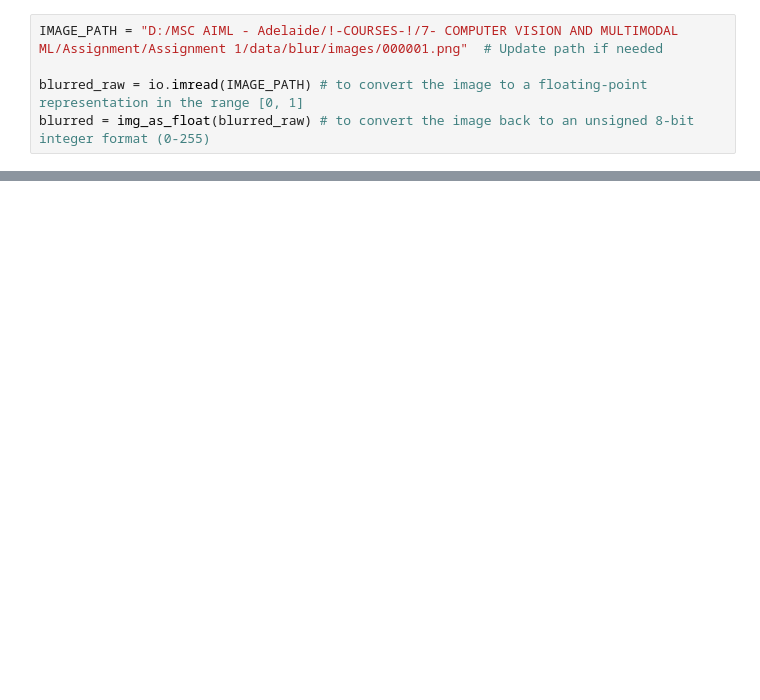
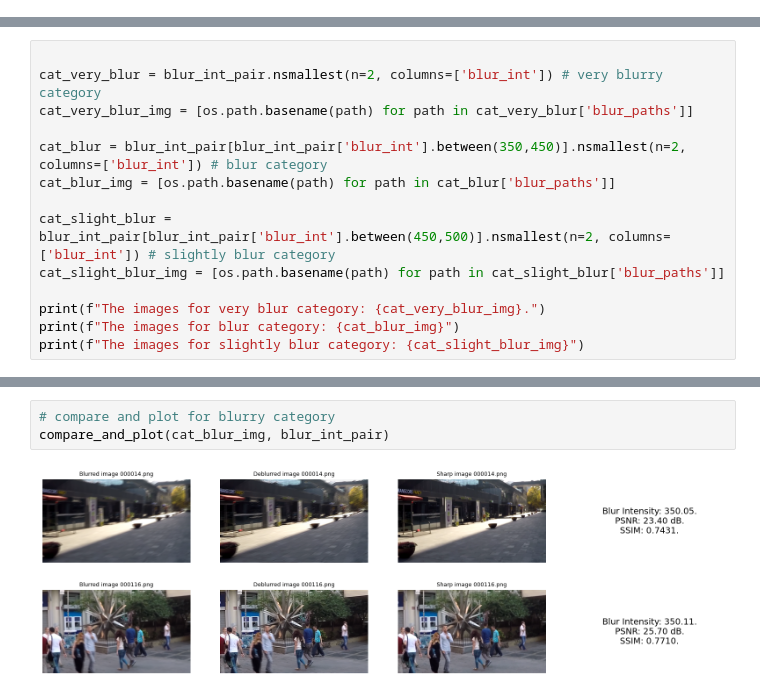
Before and after one commit to arifkuntow/computer_vision_assignment_1, a Jupyter notebook: notebooks/wiener_deblurring.ipynb, the cells around one changed output, grey strips where cells are left out. Cells and saved outputs as stored; diff of their text form; blank space fills up the shorter version.

```diff
--- a/notebooks/wiener_deblurring.ipynb
+++ b/notebooks/wiener_deblurring.ipynb
@@ -96,5 +0,0 @@ result_deblur.shape
-# %%
-IMAGE_PATH = "D:/MSC AIML - Adelaide/!-COURSES-!/7- COMPUTER VISION AND MULTIMODAL ML/Assignment/Assignment 1/data/blur/images/000001.png"  # Update path if needed
-
-blurred_raw = io.imread(IMAGE_PATH) # to convert the image to a floating-point representation in the range [0, 1]
-blurred = img_as_float(blurred_raw) # to convert the image back to an unsigned 8-bit integer format (0-255)
@@ -187,0 +101,14 @@ print(f"  SSIM  : {ssim_val:.4f}")
+# %%
+
+cat_very_blur = blur_int_pair.nsmallest(n=2, columns=['blur_int']) # very blurry category
+cat_very_blur_img = [os.path.basename(path) for path in cat_very_blur['blur_paths']]
+
+cat_blur = blur_int_pair[blur_int_pair['blur_int'].between(350,450)].nsmallest(n=2, columns=['blur_int']) # blur category
+cat_blur_img = [os.path.basename(path) for path in cat_blur['blur_paths']]
+
+cat_slight_blur = blur_int_pair[blur_int_pair['blur_int'].between(450,500)].nsmallest(n=2, columns=['blur_int']) # slightly blur category
+cat_slight_blur_img = [os.path.basename(path) for path in cat_slight_blur['blur_paths']]
+
+print(f"The images for very blur category: {cat_very_blur_img}.")
+print(f"The images for blur category: {cat_blur_img}")
+print(f"The images for slightly blur category: {cat_slight_blur_img}")
@@ -187,0 +234,5 @@ print(f"  SSIM  : {ssim_val:.4f}")
+# %%
+# compare and plot for blurry category
+compare_and_plot(cat_blur_img, blur_int_pair)
+# %% [output]
+[figure, added]
```
Also changed, not shown: parts of 37 cells of this notebook, 1 other file.
